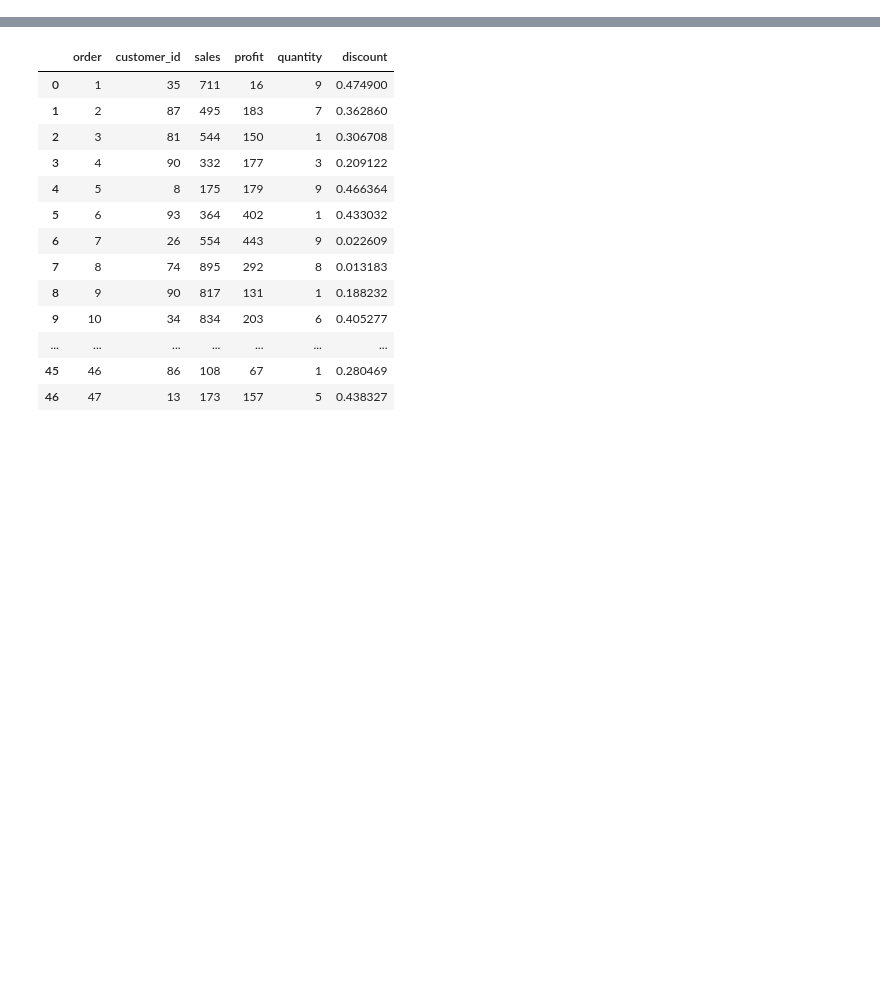
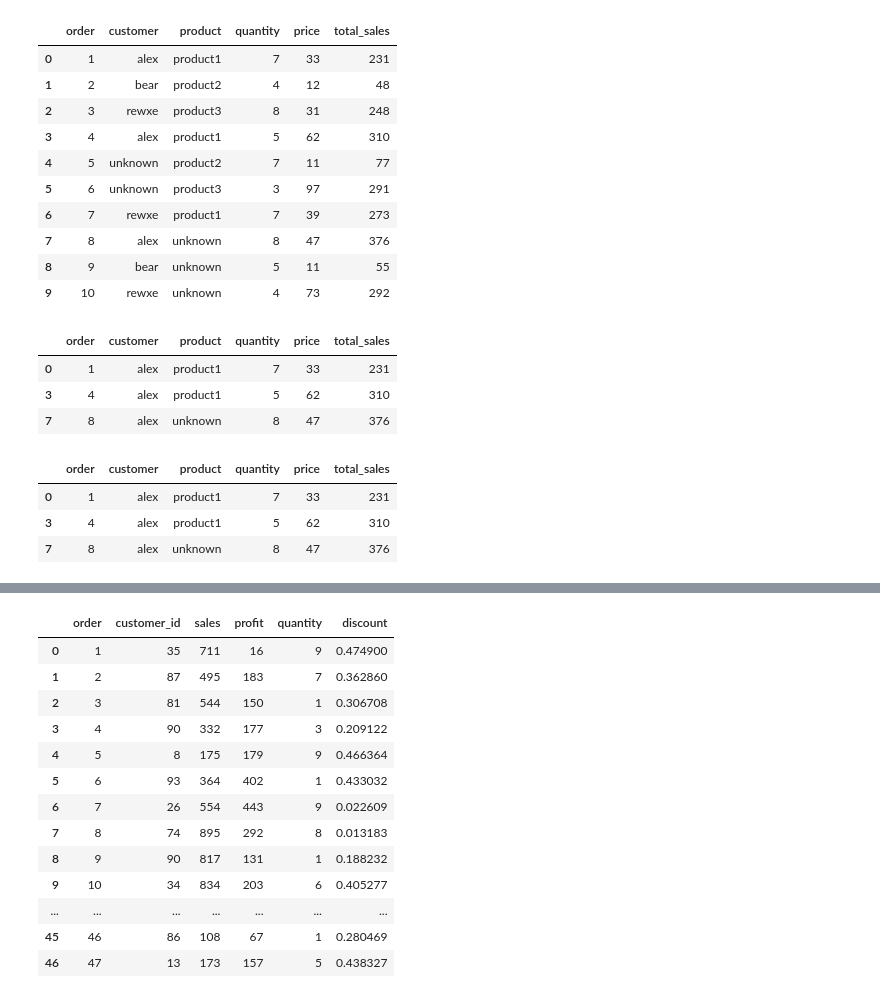
Before and after one commit to mdsamim1992hatia-cell/BMI-CAL, a Jupyter notebook: Untitled235.ipynb, the cells around one changed output, grey strips where cells are left out. Drawn from its saved outputs; the diff is of its cells as text; code cells hidden in the pictures; blank space fills up the shorter version.

```diff
--- a/Untitled235.ipynb
+++ b/Untitled235.ipynb
@@ -8,0 +51,29 @@ np.random.seed(42)
+# %%
+df['total_sales']=df['quantity']*df['price']
+df
+# %% [output]
+|  | order | customer | product | quantity | price | total_sales |
+| 0 | 1 | alex | product1 | 7 | 33 | 231 |
+| 1 | 2 | bear | product2 | 4 | 12 | 48 |
+| 2 | 3 | rewxe | product3 | 8 | 31 | 248 |
+| 3 | 4 | alex | product1 | 5 | 62 | 310 |
+| 4 | 5 | unknown | product2 | 7 | 11 | 77 |
+| 5 | 6 | unknown | product3 | 3 | 97 | 291 |
+| 6 | 7 | rewxe | product1 | 7 | 39 | 273 |
+| 7 | 8 | alex | unknown | 8 | 47 | 376 |
+| 8 | 9 | bear | unknown | 5 | 11 | 55 |
+| 9 | 10 | rewxe | unknown | 4 | 73 | 292 |
+# %%
+df[df['customer']=='alex']
+# %% [output]
+|  | order | customer | product | quantity | price | total_sales |
+| 0 | 1 | alex | product1 | 7 | 33 | 231 |
+| 3 | 4 | alex | product1 | 5 | 62 | 310 |
+| 7 | 8 | alex | unknown | 8 | 47 | 376 |
+# %%
+df.loc[df['customer']=='alex']
+# %% [output]
+|  | order | customer | product | quantity | price | total_sales |
+| 0 | 1 | alex | product1 | 7 | 33 | 231 |
+| 3 | 4 | alex | product1 | 5 | 62 | 310 |
+| 7 | 8 | alex | unknown | 8 | 47 | 376 |
```
Also changed, not shown: parts of 10 cells of this notebook.
